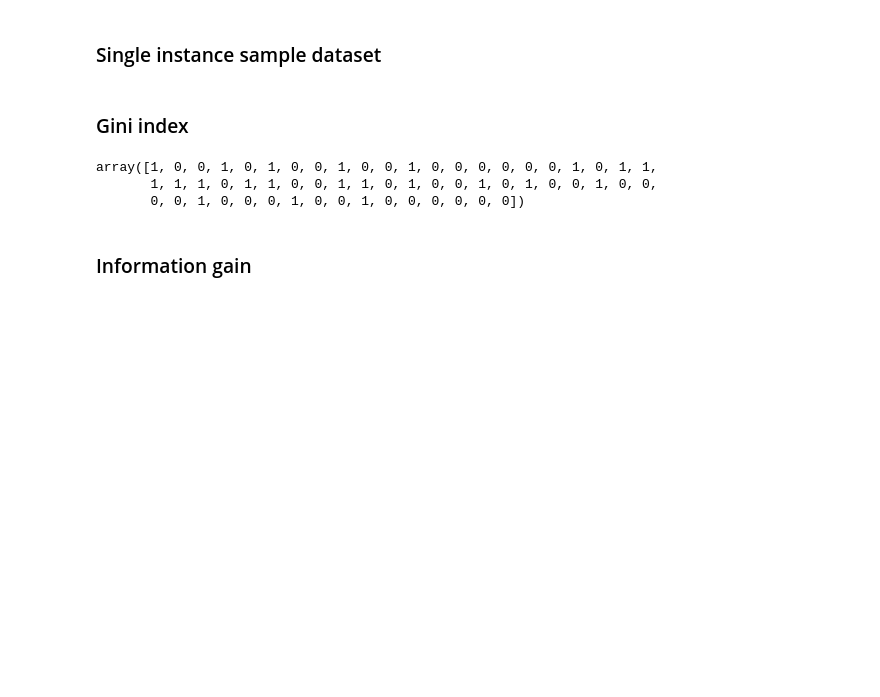
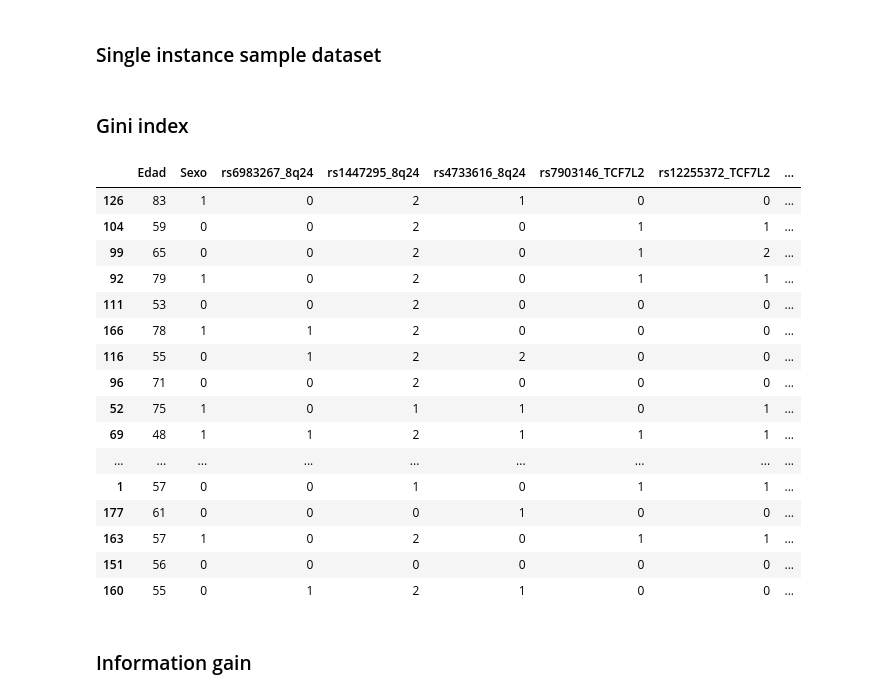
Before and after one commit to genviz/genviz, a Jupyter notebook: prediction/Práctica I.ipynb, the cells around one changed output. Cells and saved outputs as stored; diff of their text form; code cells hidden in the pictures; blank space fills up the shorter version.

```diff
--- a/prediction/Práctica I.ipynb
+++ b/prediction/Práctica I.ipynb
@@ -89,11 +89,25 @@ if dataset == 'balance-data':
 ### Gini index
 # %%
 y_pred = clf_gini.predict(X_test)
-y_pred
+X_test
 # %% [output]
-array([1, 0, 0, 1, 0, 1, 0, 0, 1, 0, 0, 1, 0, 0, 0, 0, 0, 0, 1, 0, 1, 1,
-       1, 1, 1, 0, 1, 1, 0, 0, 1, 1, 0, 1, 0, 0, 1, 0, 1, 0, 0, 1, 0, 0,
-       0, 0, 1, 0, 0, 0, 1, 0, 0, 1, 0, 0, 0, 0, 0, 0])
+|  | Edad | Sexo | rs6983267_8q24 | rs1447295_8q24 | rs4733616_8q24 | rs7903146_TCF7L2 | rs12255372_TCF7L2 | ... |
+| 126 | 83 | 1 | 0 | 2 | 1 | 0 | 0 | ... |
+| 104 | 59 | 0 | 0 | 2 | 0 | 1 | 1 | ... |
+| 99 | 65 | 0 | 0 | 2 | 0 | 1 | 2 | ... |
+| 92 | 79 | 1 | 0 | 2 | 0 | 1 | 1 | ... |
+| 111 | 53 | 0 | 0 | 2 | 0 | 0 | 0 | ... |
+| 166 | 78 | 1 | 1 | 2 | 0 | 0 | 0 | ... |
+| 116 | 55 | 0 | 1 | 2 | 2 | 0 | 0 | ... |
+| 96 | 71 | 0 | 0 | 2 | 0 | 0 | 0 | ... |
+| 52 | 75 | 1 | 0 | 1 | 1 | 0 | 1 | ... |
+| 69 | 48 | 1 | 1 | 2 | 1 | 1 | 1 | ... |
+| ... | ... | ... | ... | ... | ... | ... | ... | ... |
+| 1 | 57 | 0 | 0 | 1 | 0 | 1 | 1 | ... |
+| 177 | 61 | 0 | 0 | 0 | 1 | 0 | 0 | ... |
+| 163 | 57 | 1 | 0 | 2 | 0 | 1 | 1 | ... |
+| 151 | 56 | 0 | 0 | 0 | 0 | 0 | 0 | ... |
+| 160 | 55 | 0 | 1 | 2 | 1 | 0 | 0 | ... |
 # %% [markdown]
 ### Information gain
 # %%
```
Also changed, not shown: 4 other files.
